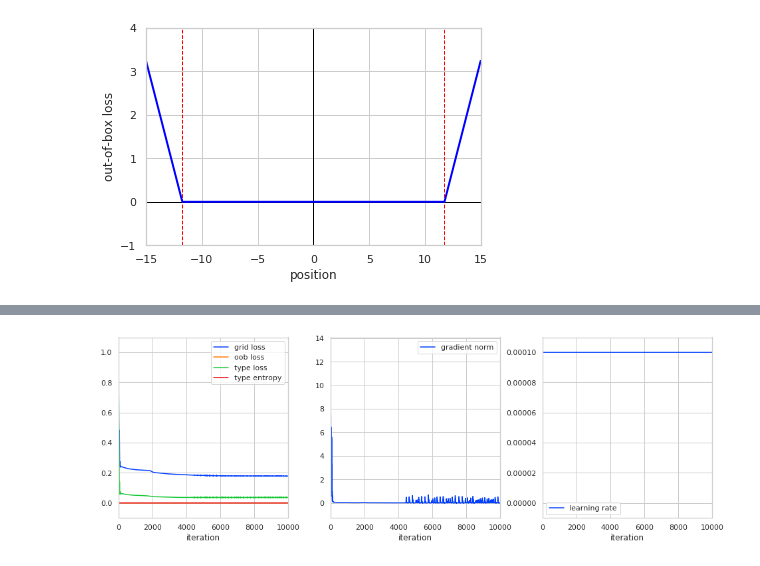
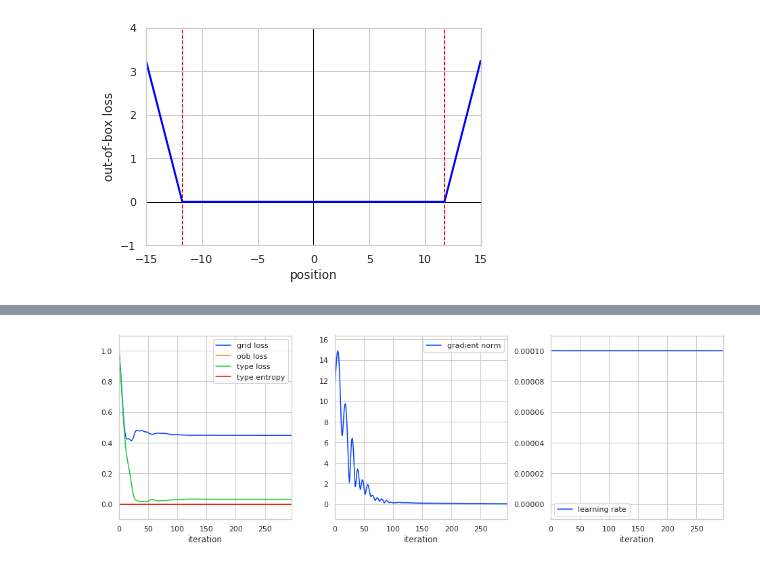
Before and after one commit to mattragoza/ipython-notebooks, a Jupyter notebook: molgrid_rnn.ipynb, the cells around one changed output, grey strips where cells are left out. Drawn from its saved outputs; the diff is of its cells as text; code cells hidden in the pictures.

```diff
--- a/molgrid_rnn.ipynb
+++ b/molgrid_rnn.ipynb
@@ -16,8 +16,8 @@ sns.set_palette('bright')
 from IPython import display
 %matplotlib inline
 # %%
-#data_file, data_root = '/home/mtr22/cnn/gan/data/carbon.types', '/home/mtr22/cnn/gan/data/'
-data_file, data_root = '/home/mtr22/cnn/gan/data/single.types', '/home/mtr22/PDBbind/refined-set/'
+data_file, data_root = '/home/mtr22/cnn/gan/data/carbon.types', '/home/mtr22/cnn/gan/data/'
+#data_file, data_root = '/home/mtr22/cnn/gan/data/single.types', '/home/mtr22/PDBbind/refined-set/'
 
 data_loader = molgrid.ExampleProvider(molgrid.NullIndexTyper(),
                                       molgrid.defaultGninaLigandTyper,
@@ -369,10 +464,15 @@ plt.ylim(y_min, y_max)
 [figure]
 # %%
 device = 'cuda'
-n_atoms = 20
+n_atoms = 2
 n_latent = 1024
+var_coords = False
+n_lstm = 1
 rotate = False
 temp = 0.0
+batch_size = 1
+
+batch_radii = torch.tensor(np.tile(radii, (batch_size, 1)), dtype=torch.float32, device=device)
 
 gmaker = molgrid.GridMaker(resolution=0.5,
                            dimension=23.5,
@@ -384,7 +484,9 @@ grid_size = dims[0] * dims[1] * dims[2] * dims[3]
 
 c2grid = molgrid.Coords2Grid(gmaker, center=(0,0,0))
 
-model = MolgridRNN(n_atoms, n_types, dims, n_latent, var_coords=False).to(device)
+model = MolgridRNN(n_atoms, n_types, dims, n_latent, var_coords, n_lstm).to(device)
+#model = MolgridRNN2(n_atoms, n_types, dims, n_latent, var_coords, n_lstm, c2grid, batch_radii).to(device)
+
 model.apply(weight_init)
 
 optimizer = optim.Adam(model.parameters(), lr=1e-4)
@@ -402,14 +504,12 @@ loss_out = open('loss.txt', 'wt')
 pred_out = open('pred.xyz', 'wt')
 arrows_out = open('pred_arrows.pymol', 'wt')
 
-batch_size = 10
 n_iterations = 10000
 step_interval = 10000
 print_interval = 1
 
 grid_true = torch.empty(batch_size, *dims, dtype=torch.float32, device=device)
 type_count_true = torch.empty(batch_size, n_types, dtype=torch.float32, device=device)
-batch_radii = torch.tensor(np.tile(radii, (batch_size, 1)), dtype=torch.float32, device=device)
 
 fig, ax = plt.subplots(1, 3, sharex=True, squeeze=True, figsize=(16, 5), gridspec_kw=dict(wspace=0.25))
 ax[0].plot(grid_losses, label='grid loss')
@@ -430,18 +530,20 @@ while i < n_iterations:
     try:
         optimizer.zero_grad()
 
-        batch = data_loader.next_batch(batch_size)
-        batch.sum_types(type_count_true)
+        examples = data_loader.next_batch(batch_size)
+        examples.sum_types(type_count_true)
+        coords_true, types_true, _ = example_vec_to_tensors(examples, device=device)
 
-        gmaker.forward(batch, grid_true, random_rotation=rotate)
-        coords, typesd = model(grid_true, temp)
-        types = typesd[:,:,:-1].clone()
-        grid_gen = c2grid(coords, types, batch_radii)
+        gmaker.forward(examples, grid_true, random_rotation=rotate)
+        coords_gen, typesd_gen = model(grid_true, coords_true, types_true, temp=temp)
+        types_gen = typesd_gen[:,:,:-1].clone()
+        type_count_gen = types_gen.sum(dim=1)
+        grid_gen = c2grid(coords_gen, types_gen, batch_radii)
 
-        type_entropy = -torch.sum(typesd * torch.log(typesd)) / (batch_size * n_atoms)
+        type_entropy = -torch.sum(typesd_gen * torch.log(typesd_gen)) / (batch_size * n_atoms)
         grid_loss = F.mse_loss(grid_true, grid_gen)
-        oob_loss  = out_of_box_loss(coords, max_val=11.5)
-        type_loss = F.mse_loss(type_count_true, types.sum(dim=1))
+        oob_loss  = out_of_box_loss(coords_gen, max_val=11.5)
+        type_loss = F.mse_loss(type_count_true, type_count_gen)
 
         if i == 0:
             k_grid_loss    = 1/float(grid_loss)
@@ -467,12 +569,8 @@ while i < n_iterations:
         grad_norms.append(float(grad_norm(model)))
         lrs.append(float(optimizer.param_groups[0]['lr']))
 
-        if np.isnan(grad_norms[-1]):
-            print('grad_norm is nan')
-            break
-
-        if np.isinf(grad_norms[-1]):
-            print('grad_norm is inf')
+        if np.isnan(grad_norms[-1]) or np.isinf(grad_norms[-1]):
+            print('grad_norm is {}'.format(grad_norms[-1]))
             break
 
         optimizer.step()
@@ -483,7 +581,6 @@ while i < n_iterations:
         loss_out.flush()
 
         if i % print_interval == 0:
-            #print('[%i] loss=%f, grid_loss=%f, oob_loss=%f, type_loss=%f, grad_norm=%f' % row)
 
             if True: # dynamic plotting
                 ax[0].get_lines()[0].set_data(range(i), grid_losses)
@@ -491,31 +588,30 @@ while i < n_iterations:
                 ax[0].get_lines()[2].set_data(range(i), type_losses)
                 ax[0].get_lines()[3].set_data(range(i), type_entropies)
                 ax[0].set_xlim(0, i)
-                ax[0].set_ylim(get_ylim(grid_losses + oob_losses + type_losses + type_entropies))
-
+                ax[0].set_ylim(get_ylim(grid_losses+oob_losses+type_losses+type_entropies))
                 ax[1].get_lines()[0].set_data(range(i), grad_norms)
                 ax[1].set_xlim(0, i)
                 ax[1].set_ylim(get_ylim(grad_norms))
-
                 ax[2].get_lines()[0].set_data(range(i), lrs)
                 ax[2].set_xlim(0, i)
                 ax[2].set_ylim(get_ylim(lrs))
-
                 display.display(fig)
                 display.clear_output(wait=True)
 
+            # write out predicted structure and gradient
             optimizer.zero_grad()
 
-            gmaker.forward(batch, grid_true, random_rotation=False)
-            coords, typesd = model(grid_true)
-            coords.retain_grad()
-            types = typesd[:,:,:-1].clone()
-            grid_gen = c2grid(coords, types, batch_radii)
+            gmaker.forward(examples, grid_true, random_rotation=False)
+            coords_gen, typesd_gen = model(grid_true)
+            coords_gen.retain_grad()
+            types_gen = typesd_gen[:,:,:-1].clone()
+            type_count_gen = types_gen.sum(dim=1)
+            grid_gen = c2grid(coords_gen, types_gen, batch_radii)
 
-            type_entropy = -torch.sum(typesd * torch.log(typesd)) / (batch_size * n_atoms)
+            type_entropy = -torch.sum(typesd_gen * torch.log(typesd_gen)) / (batch_size * n_atoms)
             grid_loss = F.mse_loss(grid_true, grid_gen)
-            oob_loss  = out_of_box_loss(coords, max_val=11.5)
-            type_loss = F.mse_loss(type_count_true, types.sum(dim=1))
+            oob_loss  = out_of_box_loss(coords_gen, max_val=11.5)
+            type_loss = F.mse_loss(type_count_true, type_count_gen)
 
             grid_loss    *= k_grid_loss
             oob_loss     *= k_oob_loss
@@ -527,16 +623,16 @@ while i < n_iterations:
             nn.utils.clip_grad_norm_(model.parameters(), 100)
 
             write_xyz_and_arrows(
-                typesd.detach().cpu().numpy()[:1,:,:],
-                coords.detach().cpu().numpy()[:1,:,:],
-                coords.grad.detach().cpu().numpy()[:1,:,:],
+                typesd_gen.detach().cpu().numpy()[:1,:,:],
+                coords_gen.detach().cpu().numpy()[:1,:,:],
+                coords_gen.grad.detach().cpu().numpy()[:1,:,:],
                 pred_out, arrows_out, sample=True,
                 state=i//print_interval,
-                scale=-500)
+                scale=-50)
             pred_out.flush()
             arrows_out.flush()
 
-            if grad_norms[-1] < 5e-4:
+            if i > 2 and abs(losses[-1] - losses[-2])/abs(losses[-2]) < 1e-5:
                 print('converged')
                 break
 
@@ -550,4 +647,4 @@ while i < n_iterations:
-[figure, old version]
+[figure, new version]
 # %%
 print(k_grid_loss, k_oob_loss, k_type_loss, k_type_entropy)
 # %% [output]
```
Also changed, not shown: parts of 5 cells of this notebook.
